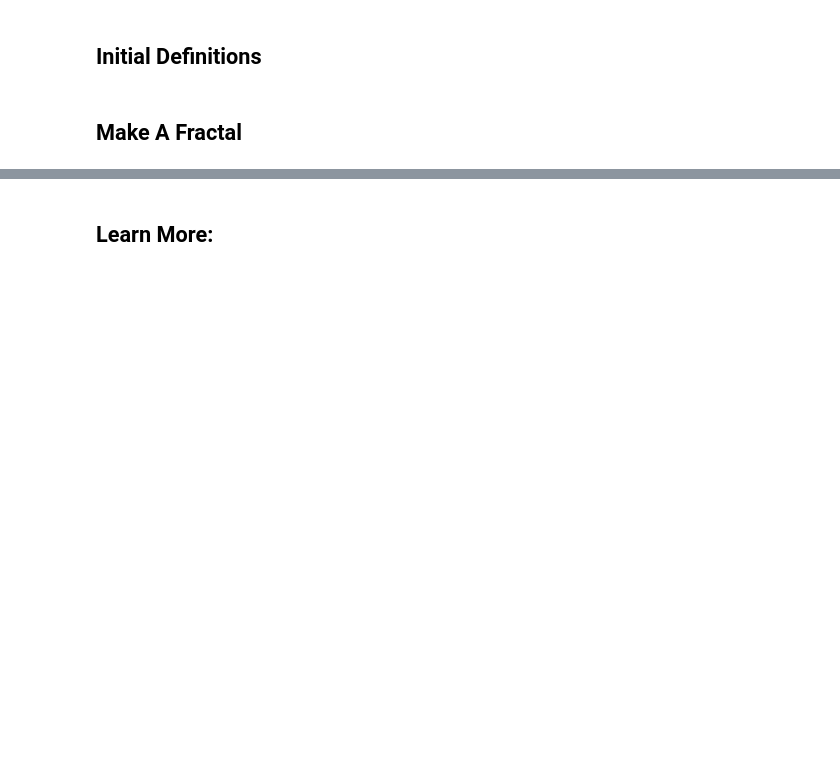
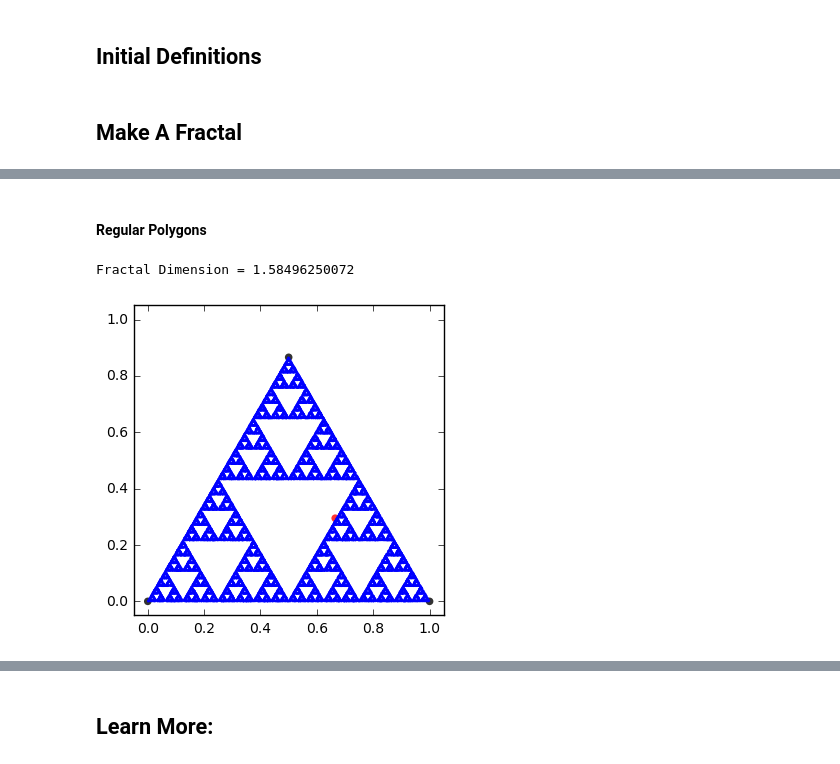
Before and after one commit to egodat/chaos_game_fractal, a Jupyter notebook: fractal_from_random.ipynb, the cells around one changed output, grey strips where cells are left out. Saved outputs shown, nothing was run; the diff lists cells and outputs as text; code cells hidden in the pictures; blank space fills up the shorter version.

```diff
--- a/fractal_from_random.ipynb
+++ b/fractal_from_random.ipynb
@@ -111,0 +124,7 @@ Fractal Dimension = 1.64958234823
+# %% [markdown]
+#### Regular Polygons
+# %%
+GenerateFractal(3,.5,50000,True)
+# %% [output]
+Fractal Dimension = 1.58496250072
+[figure, added]
```
Also changed, not shown: parts of 14 cells of this notebook.
